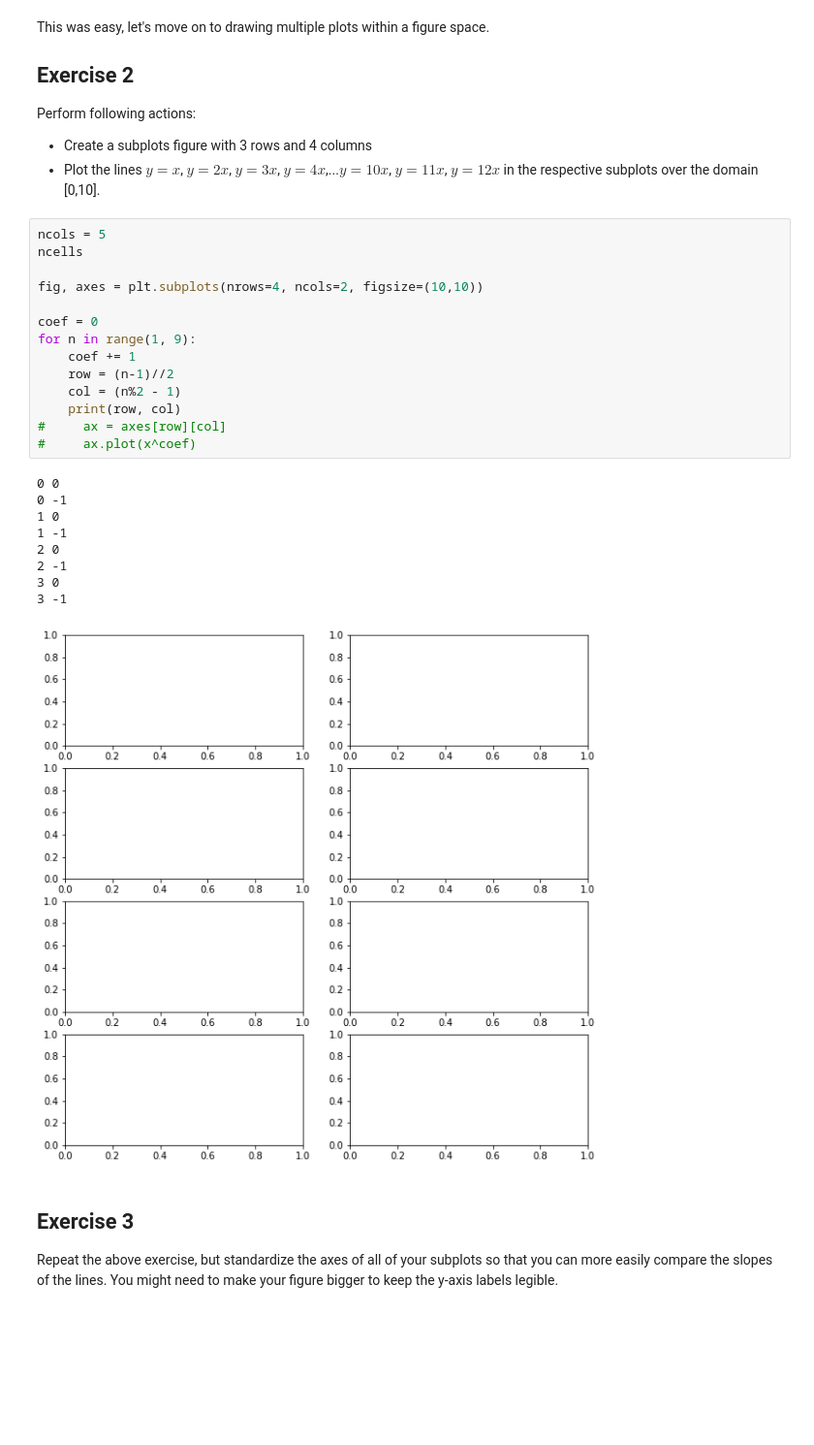
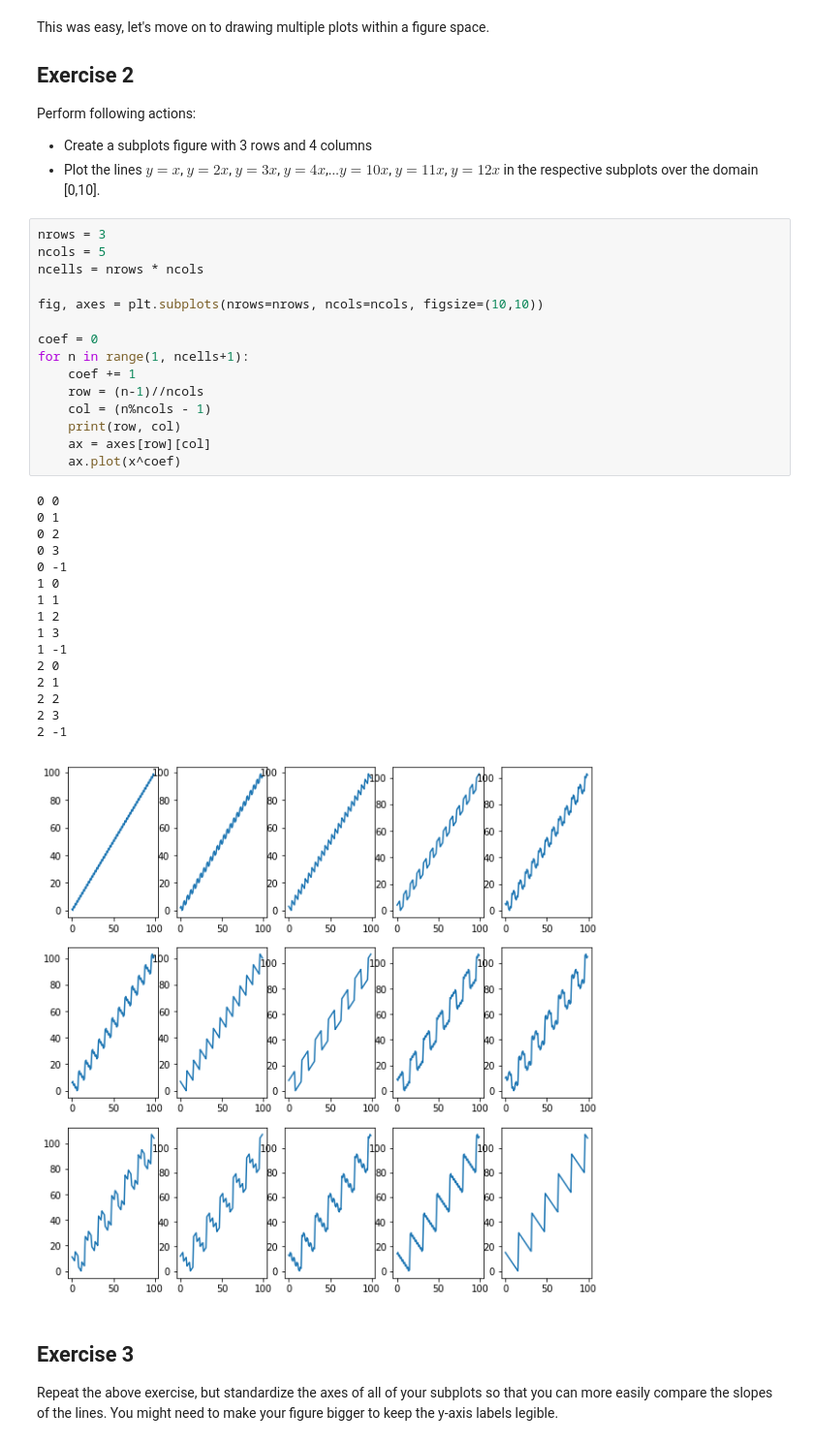
Before and after one commit to joeygoodman/dsc-more-practice-with-matplotlib-lab-dc-ds-060319, a Jupyter notebook: index.ipynb, the cells around one changed output. Shown at 97% size. Cells and saved outputs as stored; diff of their text form; blank space fills up the shorter version.

```diff
--- a/index.ipynb
+++ b/index.ipynb
@@ -78,29 +78,37 @@ Perform following actions:
 * Create a subplots figure with 3 rows and 4 columns
 * Plot the lines $y=x$, $y=2x$, $y=3x$, $y=4x$,...$y=10x$, $y=11x$, $y=12x$ in the respective subplots over the domain [0,10].
 # %%
+nrows = 3
 ncols = 5
-ncells
+ncells = nrows * ncols
 
-fig, axes = plt.subplots(nrows=4, ncols=2, figsize=(10,10))
+fig, axes = plt.subplots(nrows=nrows, ncols=ncols, figsize=(10,10))
 
 coef = 0
-for n in range(1, 9):
+for n in range(1, ncells+1):
     coef += 1
-    row = (n-1)//2
-    col = (n%2 - 1)
+    row = (n-1)//ncols
+    col = (n%ncols - 1)
     print(row, col)
-#     ax = axes[row][col]
-#     ax.plot(x^coef)
+    ax = axes[row][col]
+    ax.plot(x^coef)
 # %% [output]
 0 0
+0 1
+0 2
+0 3
 0 -1
 1 0
+1 1
+1 2
+1 3
 1 -1
 2 0
+2 1
+2 2
+2 3
 2 -1
-3 0
-3 -1
-[figure, old version]
+[figure, new version]
 # %% [markdown]
 ## Exercise 3
 
```
